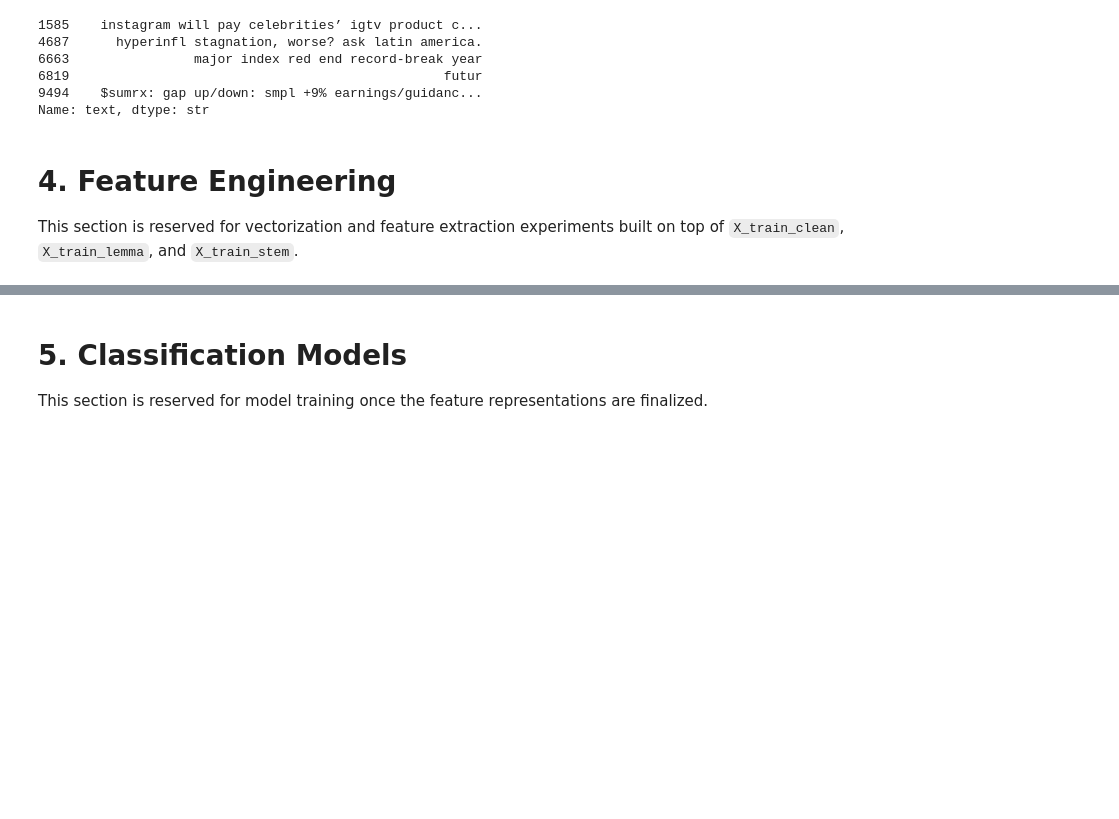
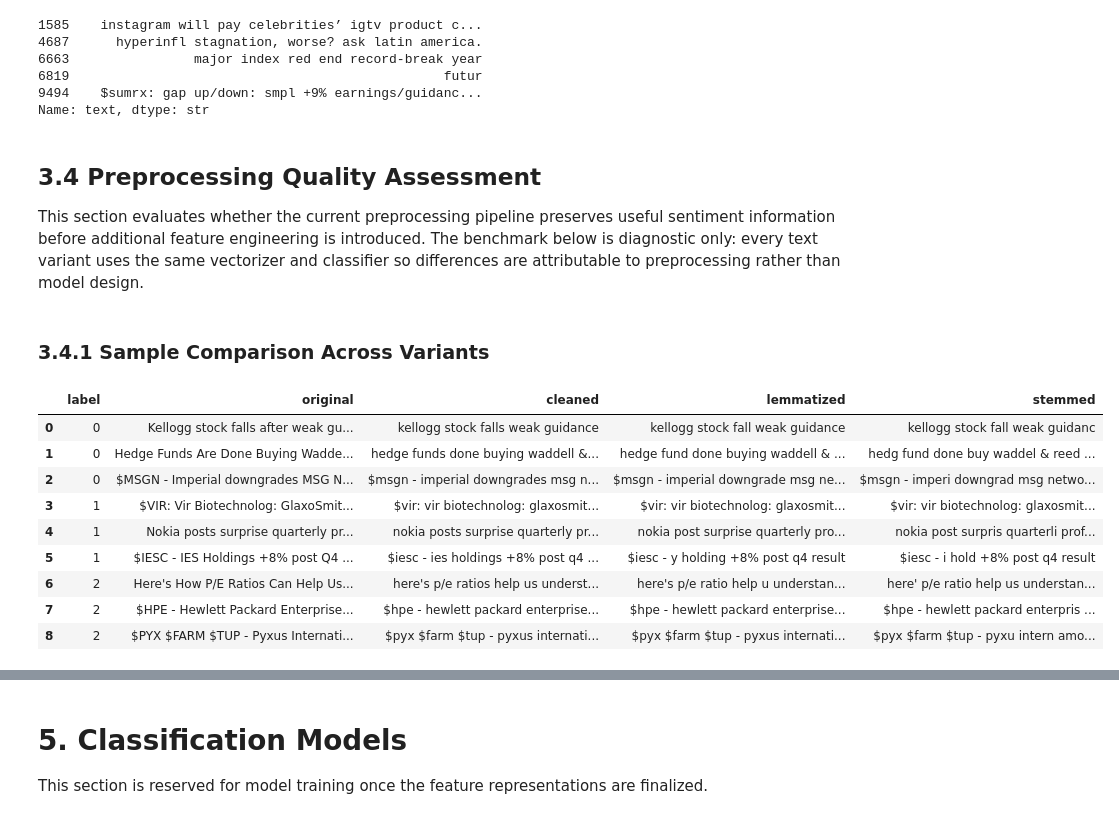
Before and after one commit to alexmr-ds/text_mining_project, a Jupyter notebook: notebooks/workflow.ipynb, the cells around one changed output, grey strips where cells are left out. Saved outputs shown, nothing was run; the diff lists cells and outputs as text; code cells hidden in the pictures; blank space fills up the shorter version.

```diff
--- a/notebooks/workflow.ipynb
+++ b/notebooks/workflow.ipynb
@@ -461,6 +430,35 @@ X_train_stem.head()
 9494    $sumrx: gap up/down: smpl +9% earnings/guidanc...
 Name: text, dtype: str
 # %% [markdown]
-# 4. Feature Engineering
+## 3.4 Preprocessing Quality Assessment
 
-This section is reserved for vectorization and feature extraction experiments built on top of `X_train_clean`, `X_train_lemma`, and `X_train_stem`.
+This section evaluates whether the current preprocessing pipeline preserves useful sentiment information before additional feature engineering is introduced. The benchmark below is diagnostic only: every text variant uses the same vectorizer and classifier so differences are attributable to preprocessing rather than model design.
+# %% [markdown]
+### 3.4.1 Sample Comparison Across Variants
+# %%
+# --- Compare preprocessing variants across labels --- #
+preprocessing_compare = pd.DataFrame(
+    {
+        "label": y_train,
+        "original": X_train,
+        "cleaned": X_train_clean,
+        "lemmatized": X_train_lemma,
+        "stemmed": X_train_stem,
+    }
+)
+
+preprocessing_compare = preprocessing_compare.sort_values("label")
+preprocessing_compare.groupby("label", group_keys=False).sample(
+    n=3, random_state=73
+).reset_index(drop=True)
+# %% [output]
+|  | label | original | cleaned | lemmatized | stemmed |
+| 0 | 0 | Kellogg stock falls after weak gu... | kellogg stock falls weak guidance | kellogg stock fall weak guidance | kellogg stock fall weak guidanc |
+| 1 | 0 | Hedge Funds Are Done Buying Wadde... | hedge funds done buying waddell &... | hedge fund done buying waddell & ... | hedg fund done buy waddel & reed ... |
+| 2 | 0 | $MSGN - Imperial downgrades MSG N... | $msgn - imperial downgrades msg n... | $msgn - imperial downgrade msg ne... | $msgn - imperi downgrad msg netwo... |
+| 3 | 1 | $VIR: Vir Biotechnolog: GlaxoSmit... | $vir: vir biotechnolog: glaxosmit... | $vir: vir biotechnolog: glaxosmit... | $vir: vir biotechnolog: glaxosmit... |
+| 4 | 1 | Nokia posts surprise quarterly pr... | nokia posts surprise quarterly pr... | nokia post surprise quarterly pro... | nokia post surpris quarterli prof... |
+| 5 | 1 | $IESC - IES Holdings +8% post Q4 ... | $iesc - ies holdings +8% post q4 ... | $iesc - y holding +8% post q4 result | $iesc - i hold +8% post q4 result |
+| 6 | 2 | Here's How P/E Ratios Can Help Us... | here's p/e ratios help us underst... | here's p/e ratio help u understan... | here' p/e ratio help us understan... |
+| 7 | 2 | $HPE - Hewlett Packard Enterprise... | $hpe - hewlett packard enterprise... | $hpe - hewlett packard enterprise... | $hpe - hewlett packard enterpris ... |
+| 8 | 2 | $PYX $FARM $TUP - Pyxus Internati... | $pyx $farm $tup - pyxus internati... | $pyx $farm $tup - pyxus internati... | $pyx $farm $tup - pyxu intern amo... |
```
Also changed, not shown: parts of 61 cells of this notebook, 14 other files.
